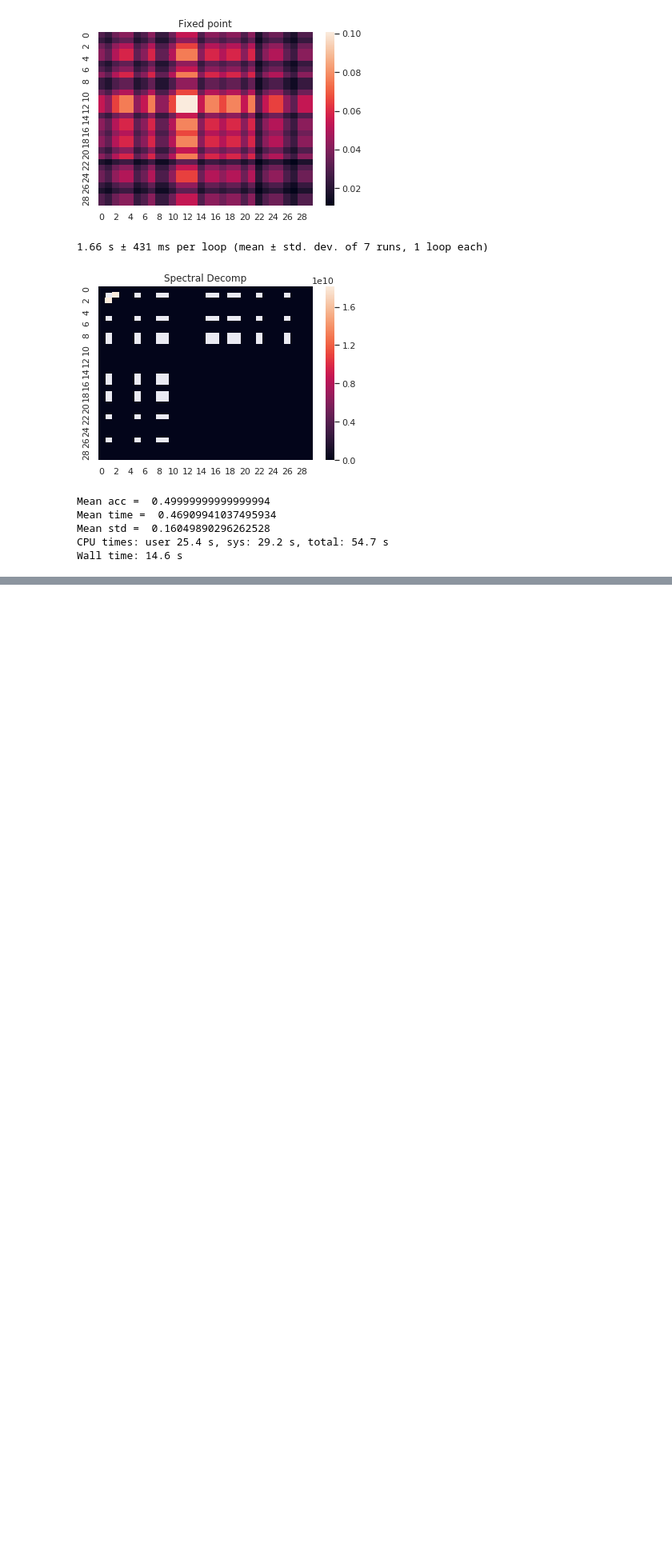
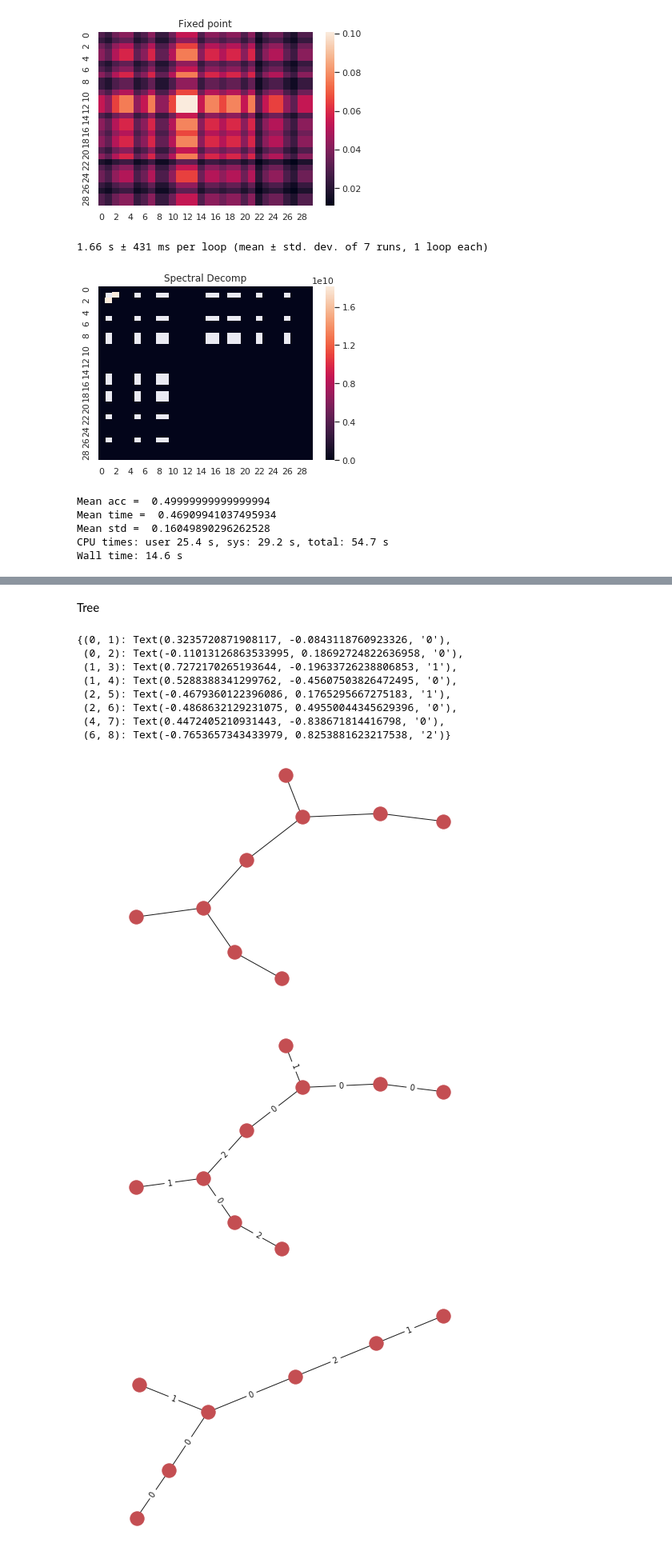
Before and after one commit to leoandeol/graph-kernels, a Jupyter notebook: tests.ipynb, the cells around one changed output, grey strips where cells are left out. Shown at 80% size. Saved outputs shown, nothing was run; the diff lists cells and outputs as text; code cells hidden in the pictures; blank space fills up the shorter version.

```diff
--- a/tests.ipynb
+++ b/tests.ipynb
@@ -83,0 +161,34 @@ Wall time: 14.6 s
+# %% [markdown]
+Tree
+# %%
+G = db.gen_graph("tree",9,3)
+pos=nx.spring_layout(G)
+nx.draw(G,pos)
+plt.figure()
+nx.draw(G,pos)
+nx.draw_networkx_edge_labels(G,pos,edge_labels={(u,v):e["label"] for (u,v,e) in G.edges(data=True)})
+
+G2=db.alter_graph_struct(G,"tree",2)
+plt.figure()
+pos=nx.spring_layout(G2)
+nx.draw(G2,pos)
+nx.draw_networkx_edge_labels(G2,pos,edge_labels={(u,v):e["label"] for (u,v,e) in G2.edges(data=True)})
+
+G3=db.alter_graph_labels(G,2)
+print(G3)
+plt.figure()
+pos=nx.spring_layout(G3)
+nx.draw(G3,pos)
+nx.draw_networkx_edge_labels(G3,pos,edge_labels={(u,v):e["label"] for (u,v,e) in G3.edges(data=True)})
+# %% [output]
+{(0, 1): Text(0.3235720871908117, -0.0843118760923326, '0'),
+ (0, 2): Text(-0.11013126863533995, 0.18692724822636958, '0'),
+ (1, 3): Text(0.7272170265193644, -0.19633726238806853, '1'),
+ (1, 4): Text(0.5288388341299762, -0.45607503826472495, '0'),
+ (2, 5): Text(-0.4679360122396086, 0.1765295667275183, '1'),
+ (2, 6): Text(-0.4868632129231075, 0.49550044345629396, '0'),
+ (4, 7): Text(0.4472405210931443, -0.838671814416798, '0'),
+ (6, 8): Text(-0.7653657343433979, 0.8253881623217538, '2')}
+[figure, added]
+[figure, added]
+[figure, added]
```
Also changed, not shown: parts of 8 cells of this notebook, 3 other files.
